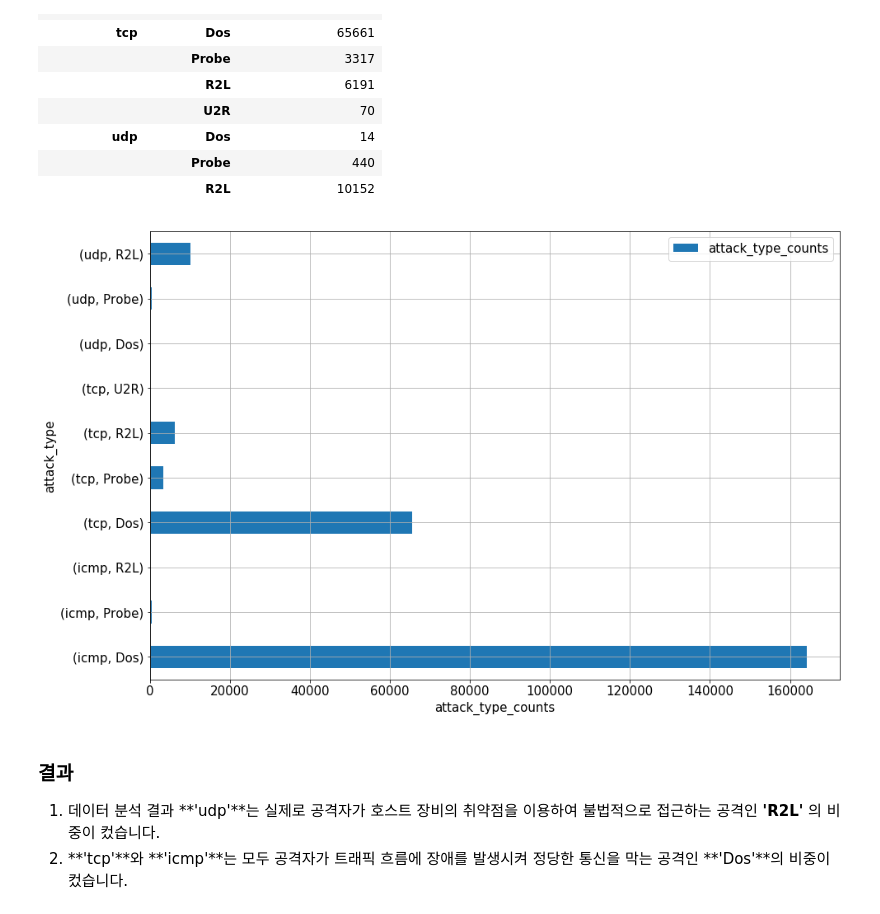
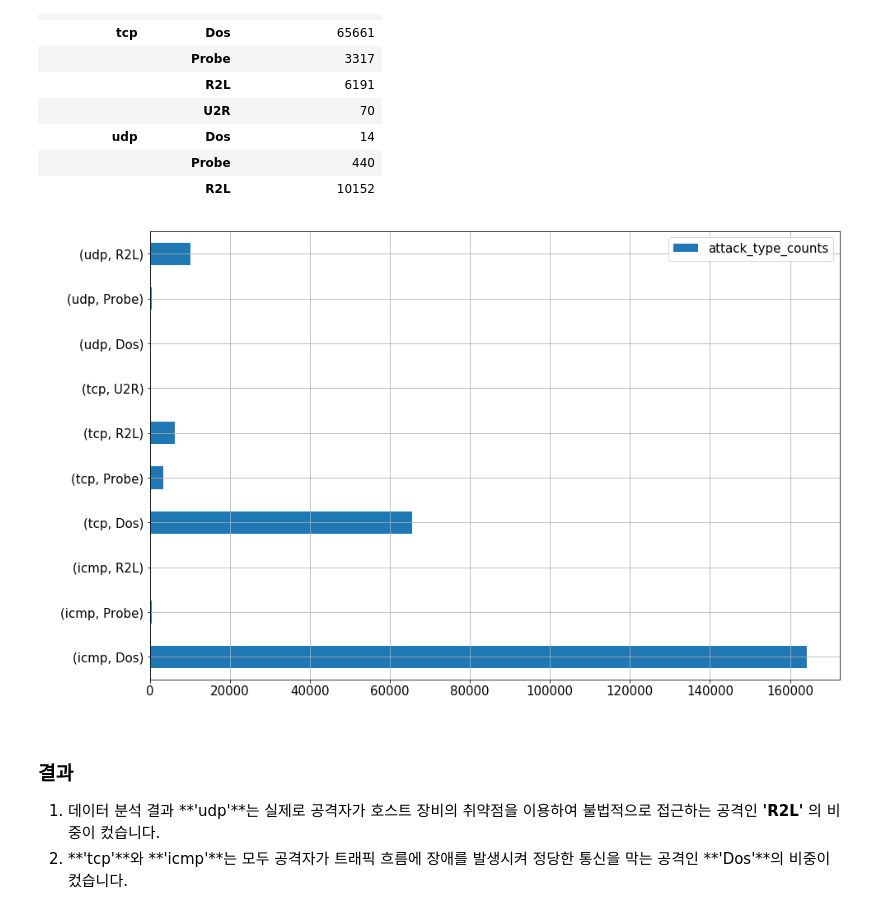
Before and after one commit to dongdong-e/Self-Project, a Jupyter notebook: KDD/KDD_Cup_1999_Data.ipynb, the cells around one changed output. Drawn from its saved outputs; the diff is of its cells as text; code cells hidden in the pictures.

```diff
--- a/KDD/KDD_Cup_1999_Data.ipynb
+++ b/KDD/KDD_Cup_1999_Data.ipynb
@@ -181,13 +182,14 @@ protocol_data
 # %%
 plt.rcParams["figure.figsize"] = (15, 10)
 plt.rcParams["font.size"] = 15
+mpl.rcParams['text.color'] = 'black'
 
 protocol_data.plot(kind='barh', grid=True)
-plt.ylabel('attack_type')
-plt.xlabel('attack_type_counts')
+plt.ylabel('attack_type', color='white')
+plt.xlabel('attack_type_counts', color='white')
 plt.show()
 # %% [output]
-[figure, old version]
+[figure, new version]
 # %% [markdown]
 ### **결과**
 1. 데이터 분석 결과 **'udp'**는 실제로 공격자가 호스트 장비의 취약점을 이용하여 불법적으로 접근하는 공격인 **'R2L'** 의 비중이 컸습니다.
```
Also changed, not shown: parts of 6 cells of this notebook.
